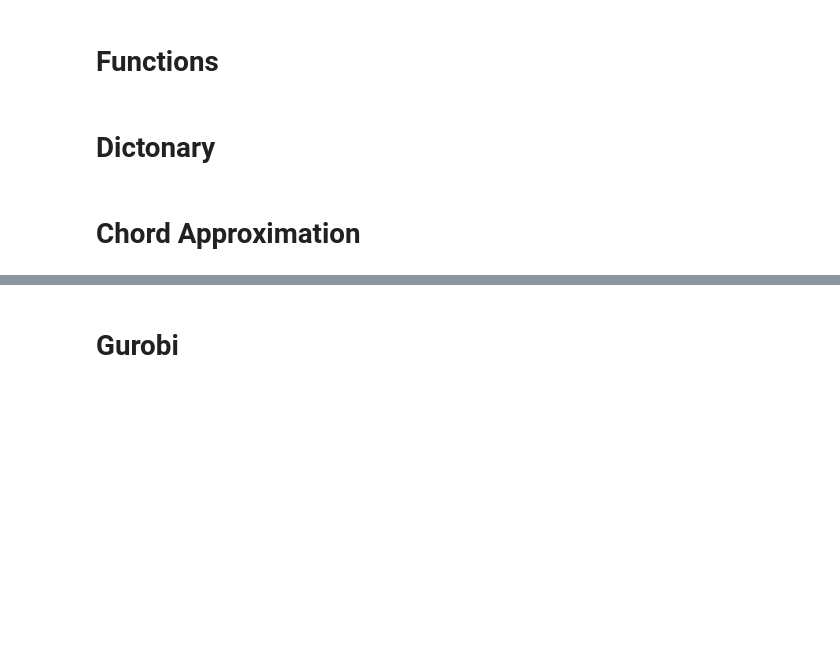
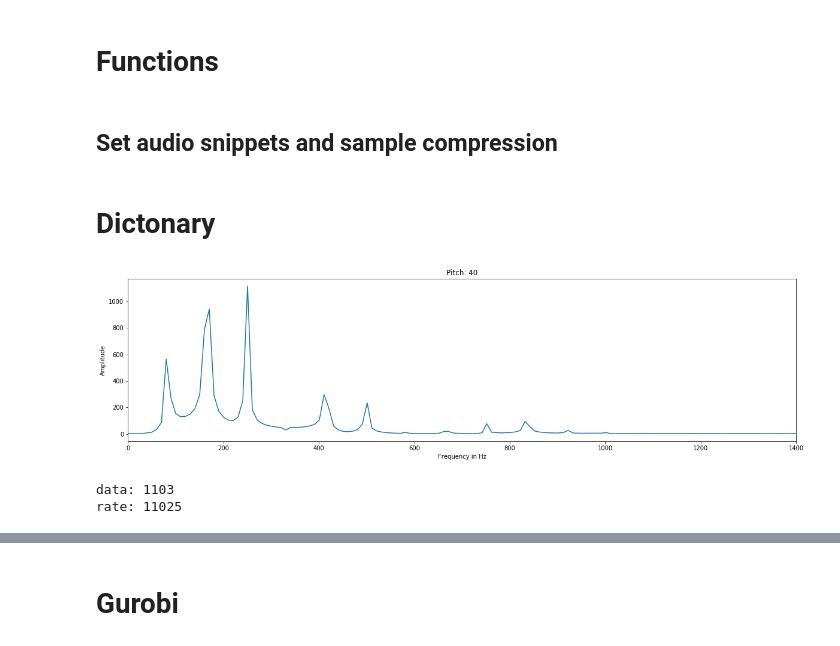
Before and after one commit to deiruch/AMt, a Jupyter notebook: AMt.ipynb, the cells around one changed output, grey strips where cells are left out. Drawn from its saved outputs; the diff is of its cells as text; code cells hidden in the pictures; blank space fills up the shorter version.

Commit message:
create downsampling and snip_wave function

```diff
--- a/AMt.ipynb
+++ b/AMt.ipynb
@@ -44,3 +74,9 @@ def plot_freq_domain(freq, fourier,name):
+# %% [markdown]
+##  Set audio snippets and sample compression
+# %%
+start_sec = 1
+end_sec = 1.1
+sampl_fac = 4
 # %% [markdown]
 # Dictonary
 # %%
@@ -52,7 +88,6 @@ path_xml = "annotation"
 
 # Init dict
 ref_note = {}
-
 note = 0
 
 for filename in glob.glob(os.path.join(path_xml, '*.xml')):
@@ -61,8 +96,8 @@ for filename in glob.glob(os.path.join(path_xml, '*.xml')):
     obj = untangle.parse(filename)
     audiofile = obj.instrumentRecording.globalParameter.audioFileName.cdata
     pitch = obj.instrumentRecording.transcription.event.pitch.cdata
-    onsetSec = obj.instrumentRecording.transcription.event.onsetSec.cdata
-    offsetSec = obj.instrumentRecording.transcription.event.offsetSec.cdata
+    #onsetSec = obj.instrumentRecording.transcription.event.onsetSec.cdata
+    #offsetSec = obj.instrumentRecording.transcription.event.offsetSec.cdata
     fretNumber = obj.instrumentRecording.transcription.event.fretNumber.cdata
     stringNumber = obj.instrumentRecording.transcription.event.stringNumber.cdata
 
@@ -70,9 +105,15 @@ for filename in glob.glob(os.path.join(path_xml, '*.xml')):
     wav_file = path_wav + '/' + audiofile
     rate, data = wav.read(wav_file)
 
+    # Snip and downsampling audio-file
+    data, rate = snip_wav(data, rate, start_sec, end_sec)
+    data, rate = easy_downsampling(data, rate, sampl_fac)
+
     # Calc FFT
     #freq, fourier = fourier_trans(data, rate, float(onsetSec), float(offsetSec))
-    freq, fourier = fourier_trans(data, rate, 1, 1.2)
+    #freq, fourier = fourier_trans(data, rate, 0, 2.5)
+    #freq, fourier = fourier_trans(data, rate, 0, end_sec-start_sec)
+    freq, fourier = new_fft(data, rate)
 
     # Update Dict
     #ref_note[filename] = {
@@ -80,13 +121,20 @@ for filename in glob.glob(os.path.join(path_xml, '*.xml')):
         "pitch": int(pitch),
         "fret": int(fretNumber),
         "string": int(stringNumber),
-        "rate": rate,
+        "rate": int(rate),
         "data": data,
-        "onset": float(onsetSec),
-        "offset": float(offsetSec),
+        #"onset": float(onsetSec),
+        #"offset": float(offsetSec),
         "freq": freq,
         "fourier": fourier,
     }
     note+=1
-# %% [markdown]
-# Chord Approximation
+# %%
+tone = 0
+plot_freq_domain(ref_note[tone]['freq'], ref_note[tone]['fourier'],'Pitch: %g' %ref_note[tone]['pitch'])
+print('data:', len(ref_note[tone]['data']))
+print('rate:', ref_note[tone]['rate'])
+# %% [output]
+[figure, added]
+data: 1103
+rate: 11025
```
Also changed, not shown: parts of 11 cells of this notebook, 2 other files.
